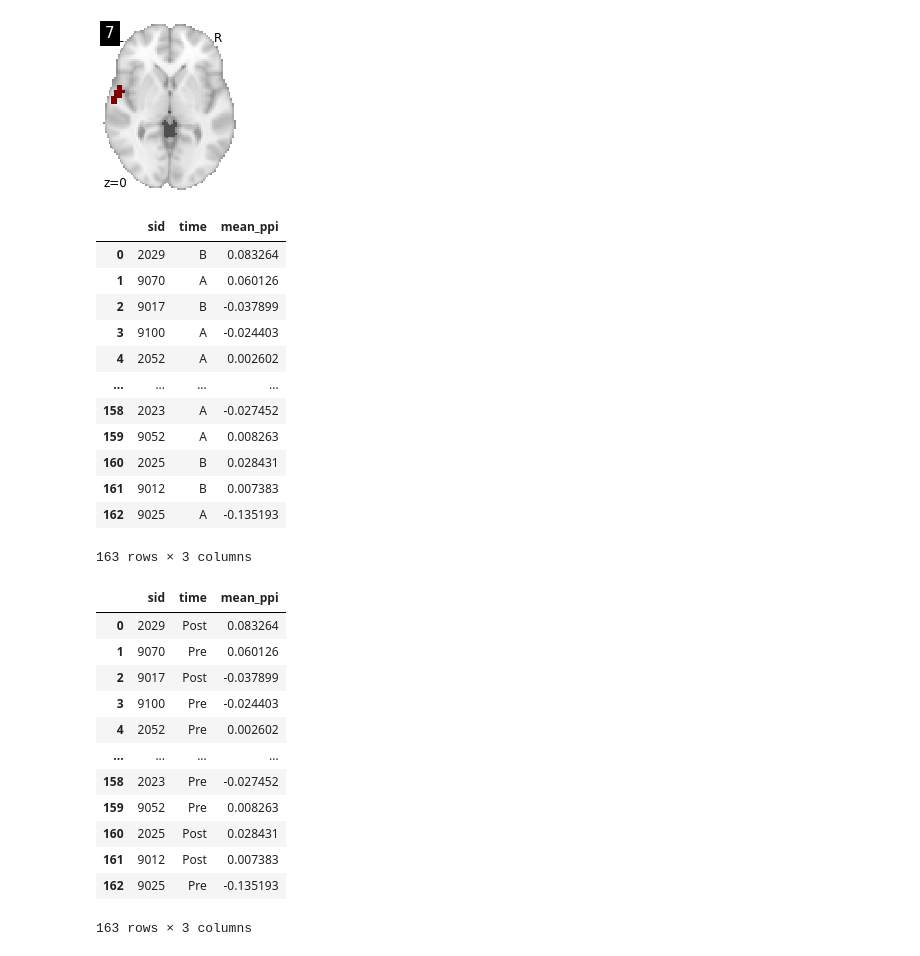
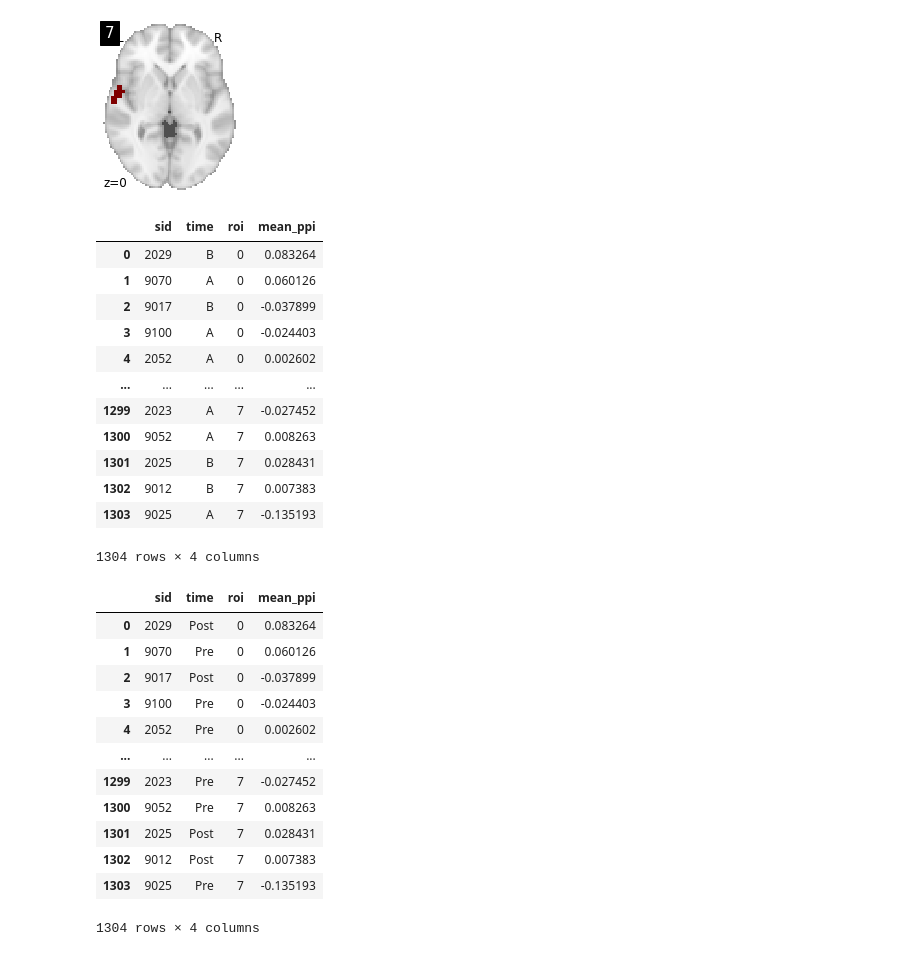
Before and after one commit to tbweng/lllt, a Jupyter notebook: ppi/connected_regions_0005/lme/interrogate.ipynb, the cells around one changed output. Cells and saved outputs as stored; diff of their text form; code cells hidden in the pictures.

```diff
--- a/ppi/connected_regions_0005/lme/interrogate.ipynb
+++ b/ppi/connected_regions_0005/lme/interrogate.ipynb
@@ -37,53 +50,50 @@ import glob
 ppi_list = glob.glob('/scratch/05201/bhickson/preprocdata/ppi/connected_regions_0005/level2/*/cope_sub-*_ses-*.nii.gz')
 # %%
-from nilearn.image import index_img
-from nilearn import image
-import numpy as np
-from nilearn.masking import apply_mask
 
-roi_5 = index_img(regions_percentile_img, 5)
 li=[]
-for i in ppi_list:
-    sub=i.split('cope_')[1].split('_')[0].split('-')[1]
-    ses=i.split('cope_')[1].split('_')[1].split('-')[1].split('.')[0]
-    mean_ppi = np.mean(apply_mask(i, image.math_img('img > 0', img = roi_5)))
 
-    li.append([sub, ses, mean_ppi])
+for roi_ind, roi in enumerate(iter_img(regions_percentile_img)):
+    for i in ppi_list:
+        sub=i.split('cope_')[1].split('_')[0].split('-')[1]
+        ses=i.split('cope_')[1].split('_')[1].split('-')[1].split('.')[0]
+        mean_ppi = np.mean(apply_mask(i, image.math_img('img > 0', img = roi_5)))
+
+        li.append([sub, ses, roi_ind, mean_ppi])
 # %%
-import pandas as pd
-df = pd.DataFrame(li, columns = ['sid', 'time', 'mean_ppi'])
+
+df = pd.DataFrame(li, columns = ['sid', 'time', 'roi', 'mean_ppi'])
 df
 # %% [output]
-|  | sid | time | mean_ppi |
-| 0 | 2029 | B | 0.083264 |
-| 1 | 9070 | A | 0.060126 |
-| 2 | 9017 | B | -0.037899 |
-| 3 | 9100 | A | -0.024403 |
-| 4 | 2052 | A | 0.002602 |
-| ... | ... | ... | ... |
-| 158 | 2023 | A | -0.027452 |
-| 159 | 9052 | A | 0.008263 |
-| 160 | 2025 | B | 0.028431 |
-| 161 | 9012 | B | 0.007383 |
-| 162 | 9025 | A | -0.135193 |
+|  | sid | time | roi | mean_ppi |
+| 0 | 2029 | B | 0 | 0.083264 |
+| 1 | 9070 | A | 0 | 0.060126 |
+| 2 | 9017 | B | 0 | -0.037899 |
+| 3 | 9100 | A | 0 | -0.024403 |
+| 4 | 2052 | A | 0 | 0.002602 |
+| ... | ... | ... | ... | ... |
+| 1299 | 2023 | A | 7 | -0.027452 |
+| 1300 | 9052 | A | 7 | 0.008263 |
+| 1301 | 2025 | B | 7 | 0.028431 |
+| 1302 | 9012 | B | 7 | 0.007383 |
+| 1303 | 9025 | A | 7 | -0.135193 |
-163 rows × 3 columns
+1304 rows × 4 columns
 # %%
 df.time = df.time.map({'A': 'Pre', 'B': 'Post'})
 df
 # %% [output]
-|  | sid | time | mean_ppi |
-| 0 | 2029 | Post | 0.083264 |
-| 1 | 9070 | Pre | 0.060126 |
-| 2 | 9017 | Post | -0.037899 |
-| 3 | 9100 | Pre | -0.024403 |
-| 4 | 2052 | Pre | 0.002602 |
-| ... | ... | ... | ... |
-| 158 | 2023 | Pre | -0.027452 |
-| 159 | 9052 | Pre | 0.008263 |
-| 160 | 2025 | Post | 0.028431 |
-| 161 | 9012 | Post | 0.007383 |
-| 162 | 9025 | Pre | -0.135193 |
+|  | sid | time | roi | mean_ppi |
+| 0 | 2029 | Post | 0 | 0.083264 |
+| 1 | 9070 | Pre | 0 | 0.060126 |
+| 2 | 9017 | Post | 0 | -0.037899 |
+| 3 | 9100 | Pre | 0 | -0.024403 |
+| 4 | 2052 | Pre | 0 | 0.002602 |
+| ... | ... | ... | ... | ... |
+| 1299 | 2023 | Pre | 7 | -0.027452 |
+| 1300 | 9052 | Pre | 7 | 0.008263 |
+| 1301 | 2025 | Post | 7 | 0.028431 |
+| 1302 | 9012 | Post | 7 | 0.007383 |
+| 1303 | 9025 | Pre | 7 | -0.135193 |
-163 rows × 3 columns
+1304 rows × 4 columns
 # %%
 df_demogs = pd.read_csv('/scratch/05201/bhickson/LLLT-mixed_linear_effects_long.csv')
 # %%
```
Also changed, not shown: parts of 6 cells of this notebook.
